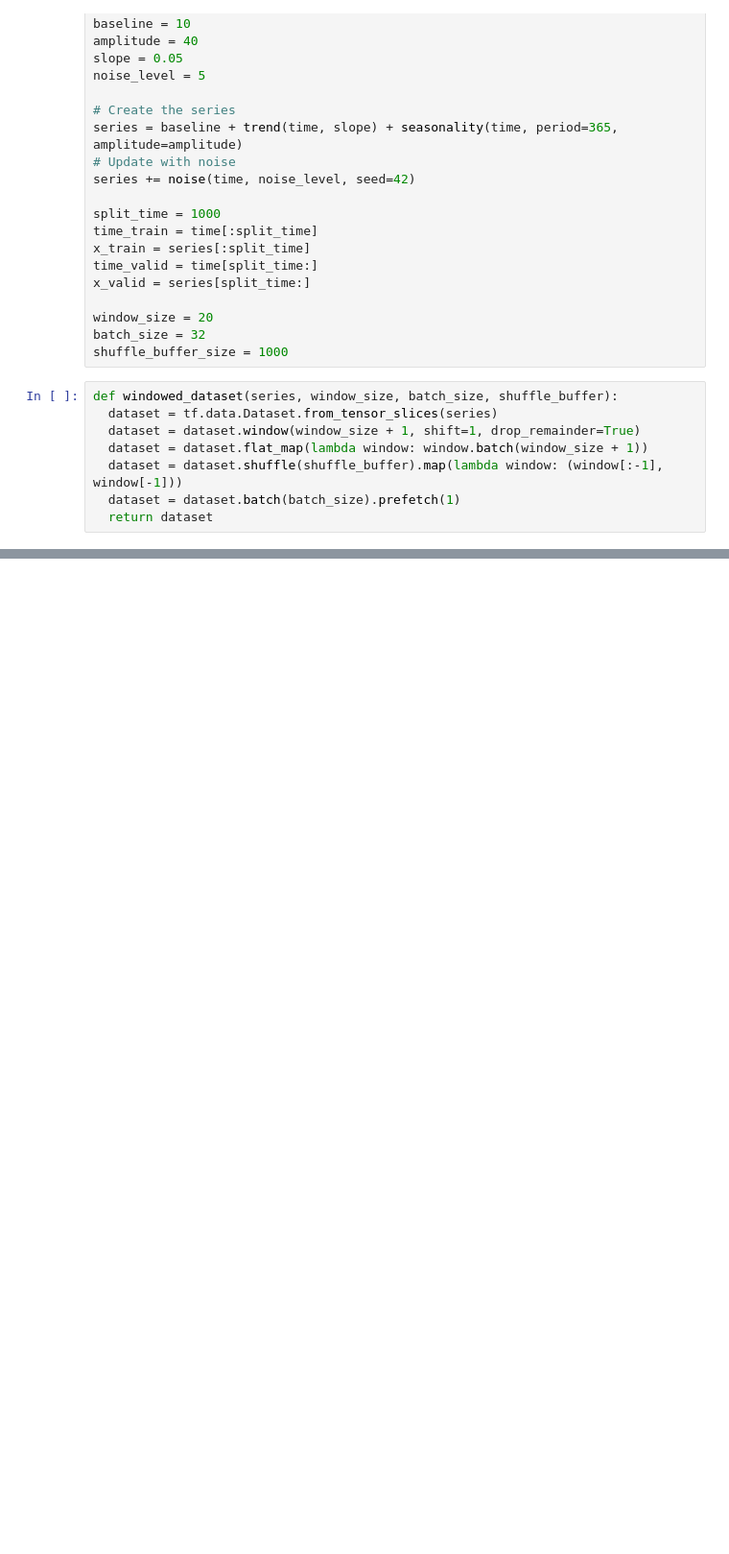
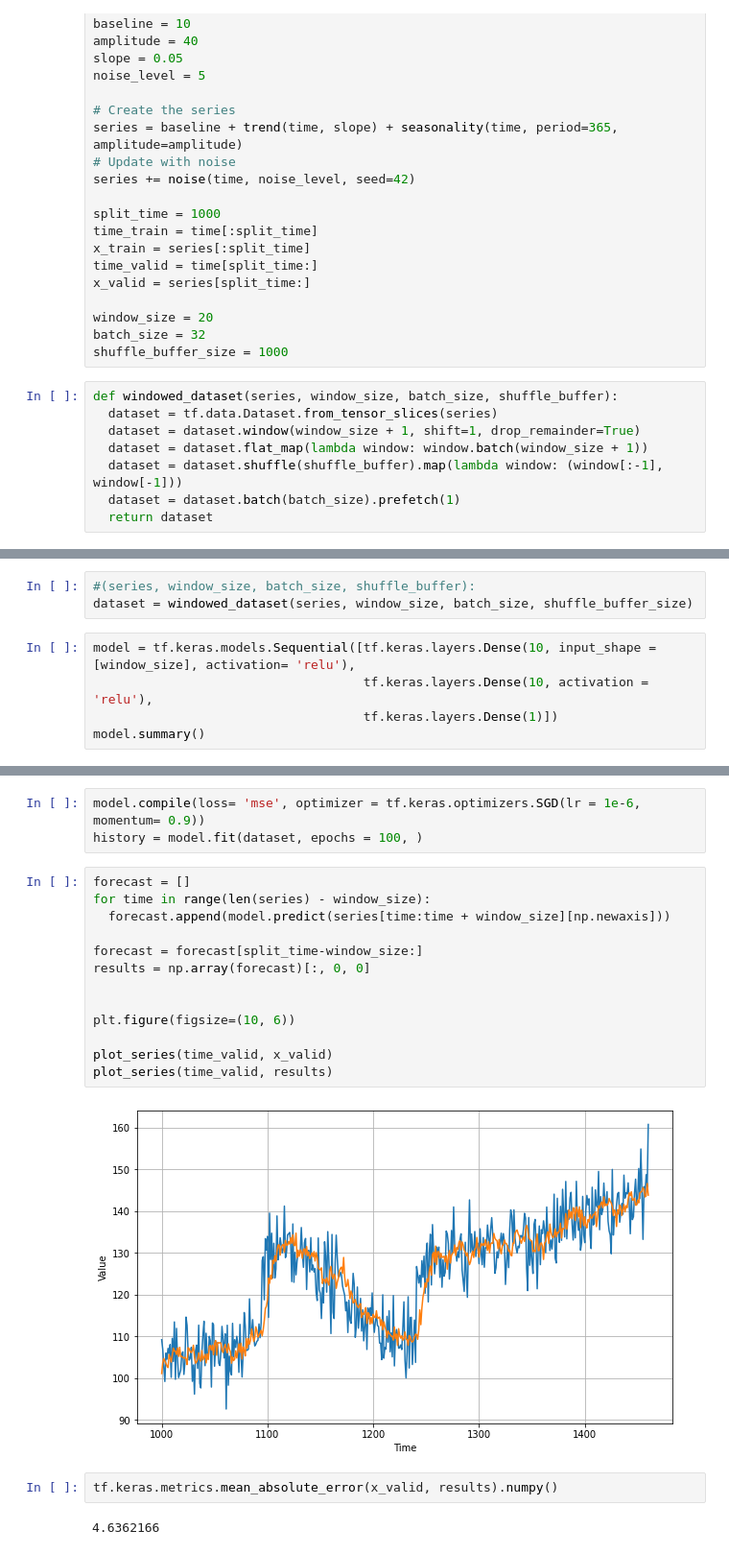
Before and after one commit to Tarun280896/AI, a Jupyter notebook: Time_Series/Time_series_in_synthetic_data.ipynb, the cells around one changed output, grey strips where cells are left out. Shown at 96% size. Saved outputs shown, nothing was run; the diff lists cells and outputs as text; blank space fills up the shorter version.

```diff
--- a/Time_Series/Time_series_in_synthetic_data.ipynb
+++ b/Time_Series/Time_series_in_synthetic_data.ipynb
@@ -321,0 +351,8 @@ tf.keras.metrics.mean_absolute_error(x_valid, results).numpy()
+# %%
+#(series, window_size, batch_size, shuffle_buffer):
+dataset = windowed_dataset(series, window_size, batch_size, shuffle_buffer_size)
+# %%
+model = tf.keras.models.Sequential([tf.keras.layers.Dense(10, input_shape = [window_size], activation= 'relu'),
+                                    tf.keras.layers.Dense(10, activation = 'relu'),
+                                    tf.keras.layers.Dense(1)])
+model.summary()
@@ -321,0 +374,22 @@ tf.keras.metrics.mean_absolute_error(x_valid, results).numpy()
+# %%
+model.compile(loss= 'mse', optimizer = tf.keras.optimizers.SGD(lr = 1e-6, momentum= 0.9))
+history = model.fit(dataset, epochs = 100, )
+# %%
+forecast = []
+for time in range(len(series) - window_size):
+  forecast.append(model.predict(series[time:time + window_size][np.newaxis]))
+
+forecast = forecast[split_time-window_size:]
+results = np.array(forecast)[:, 0, 0]
+
+
+plt.figure(figsize=(10, 6))
+
+plot_series(time_valid, x_valid)
+plot_series(time_valid, results)
+# %% [output]
+[figure, added]
+# %%
+tf.keras.metrics.mean_absolute_error(x_valid, results).numpy()
+# %% [output]
+4.6362166
```
Also changed, not shown: parts of 22 cells of this notebook.
